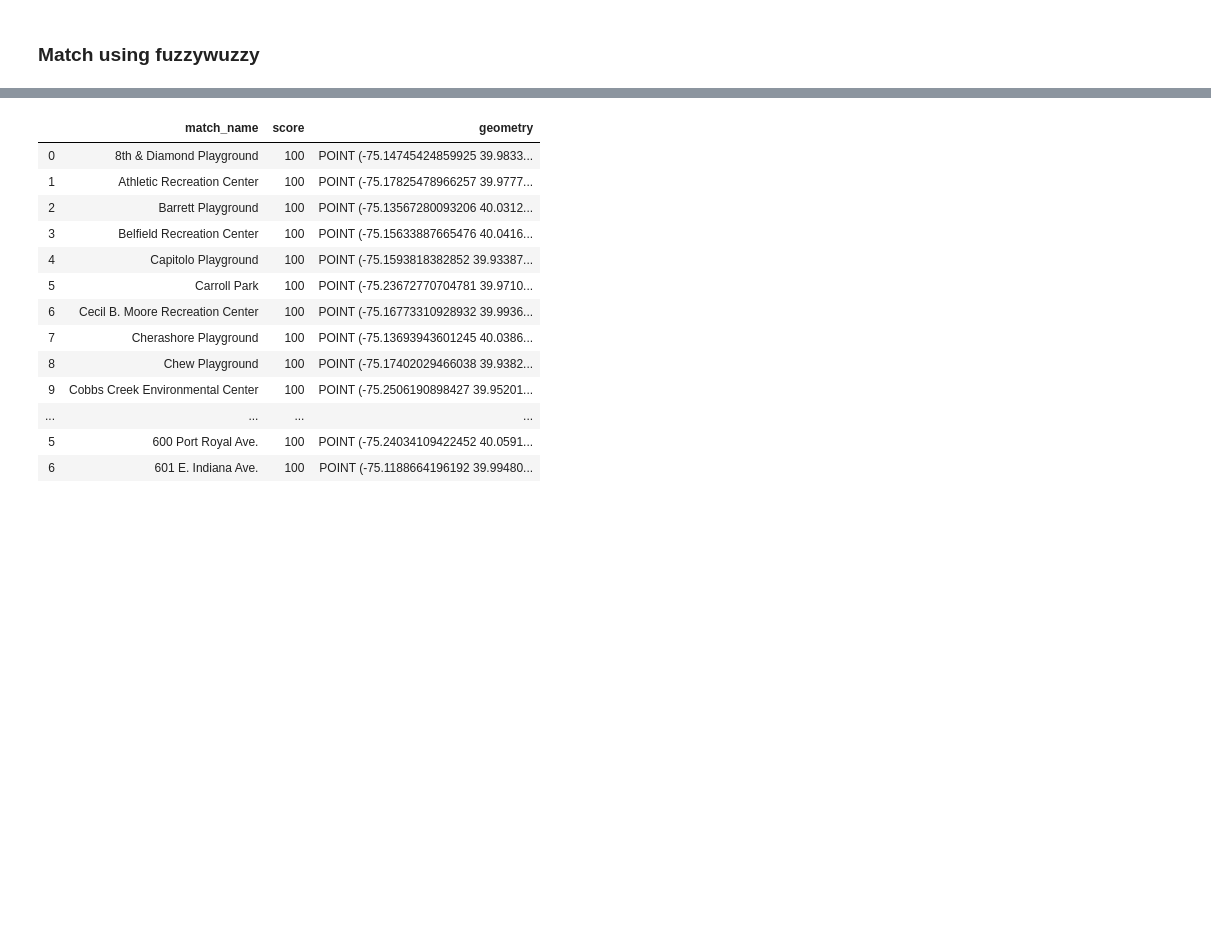
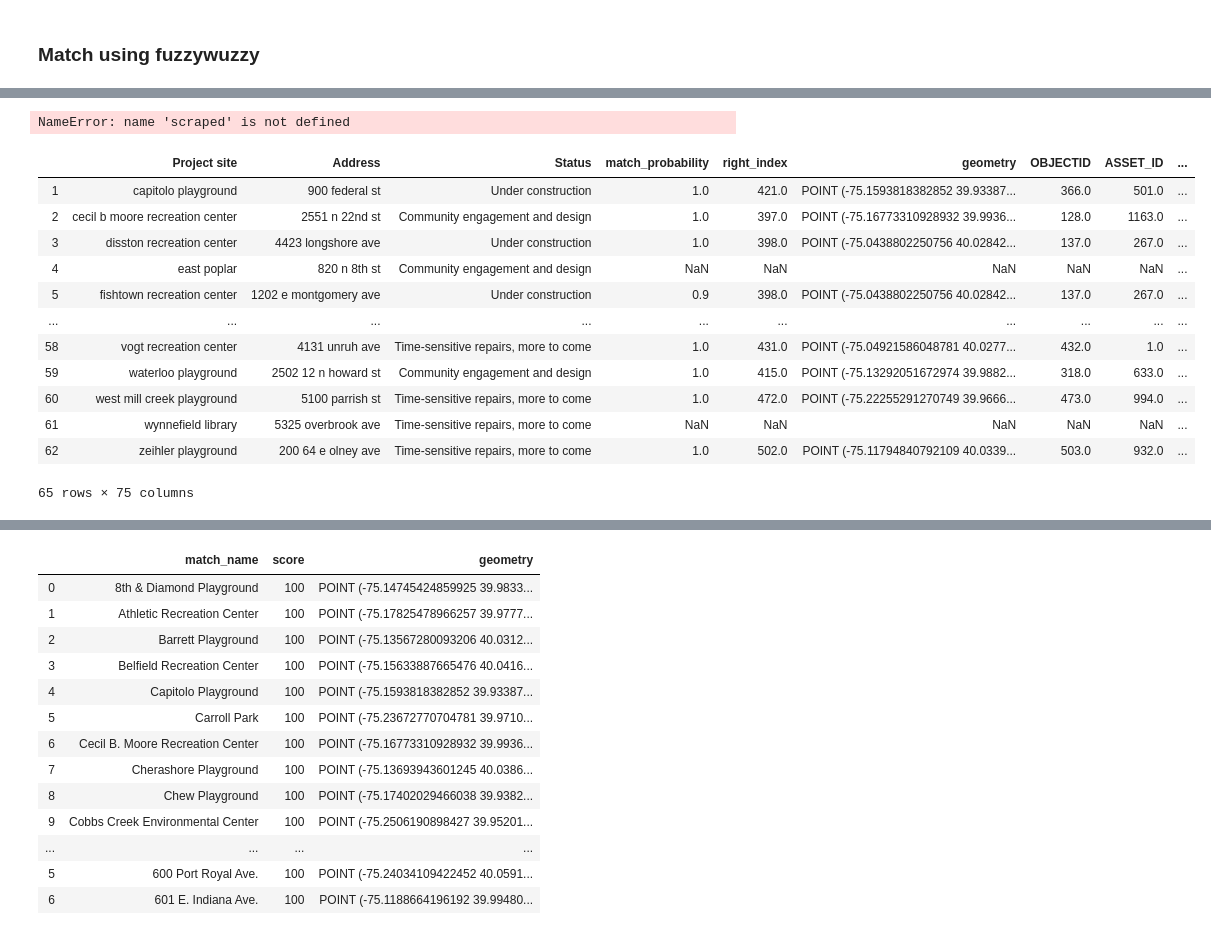
Before and after one commit to PhilaController/community-profiles, a Jupyter notebook: scrape.ipynb, the cells around one changed output, grey strips where cells are left out. Saved outputs shown, nothing was run; the diff lists cells and outputs as text; code cells hidden in the pictures; blank space fills up the shorter version.

```diff
--- a/scrape.ipynb
+++ b/scrape.ipynb
@@ -75,0 +315,20 @@ def match_name(name, list_names, min_score=0):
+# %%
+Y = fuzzy_merge(scraped, registry, "Project site", "SITE_NAME")
+# %% [output]
+NameError: name 'scraped' is not defined
+# %%
+Y
+# %% [output]
+|  | Project site | Address | Status | match_probability | right_index | geometry | OBJECTID | ASSET_ID | ... |
+| 1 | capitolo playground | 900 federal st | Under construction | 1.0 | 421.0 | POINT (-75.1593818382852 39.93387... | 366.0 | 501.0 | ... |
+| 2 | cecil b moore recreation center | 2551 n 22nd st | Community engagement and design | 1.0 | 397.0 | POINT (-75.16773310928932 39.9936... | 128.0 | 1163.0 | ... |
+| 3 | disston recreation center | 4423 longshore ave | Under construction | 1.0 | 398.0 | POINT (-75.0438802250756 40.02842... | 137.0 | 267.0 | ... |
+| 4 | east poplar | 820 n 8th st | Community engagement and design | NaN | NaN | NaN | NaN | NaN | ... |
+| 5 | fishtown recreation center | 1202 e montgomery ave | Under construction | 0.9 | 398.0 | POINT (-75.0438802250756 40.02842... | 137.0 | 267.0 | ... |
+| ... | ... | ... | ... | ... | ... | ... | ... | ... | ... |
+| 58 | vogt recreation center | 4131 unruh ave | Time-sensitive repairs, more to come | 1.0 | 431.0 | POINT (-75.04921586048781 40.0277... | 432.0 | 1.0 | ... |
+| 59 | waterloo playground | 2502 12 n howard st | Community engagement and design | 1.0 | 415.0 | POINT (-75.13292051672974 39.9882... | 318.0 | 633.0 | ... |
+| 60 | west mill creek playground | 5100 parrish st | Time-sensitive repairs, more to come | 1.0 | 472.0 | POINT (-75.22255291270749 39.9666... | 473.0 | 994.0 | ... |
+| 61 | wynnefield library | 5325 overbrook ave | Time-sensitive repairs, more to come | NaN | NaN | NaN | NaN | NaN | ... |
+| 62 | zeihler playground | 200 64 e olney ave | Time-sensitive repairs, more to come | 1.0 | 502.0 | POINT (-75.11794840792109 40.0339... | 503.0 | 932.0 | ... |
+65 rows × 75 columns
```
Also changed, not shown: parts of 37 cells of this notebook, 12 other files.
